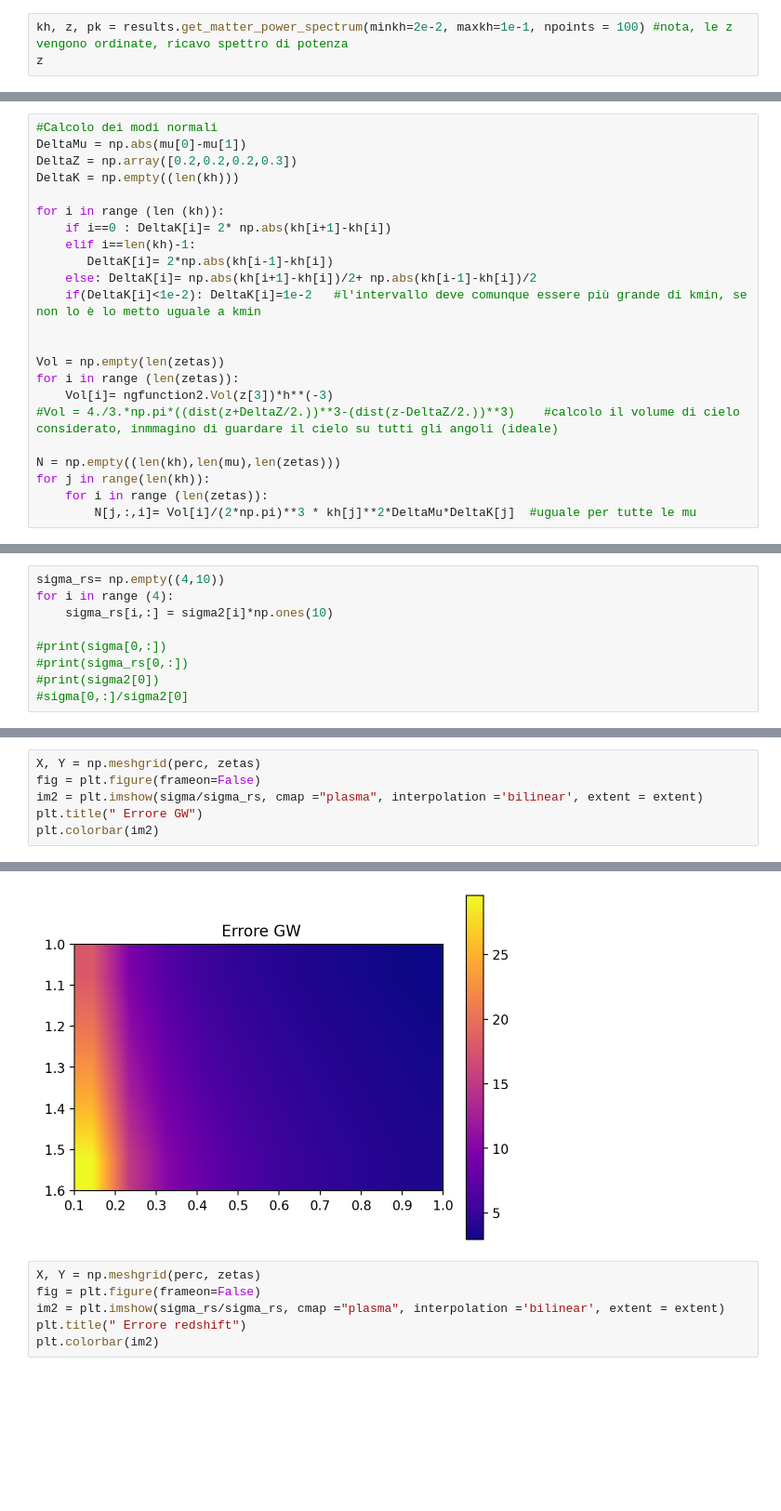
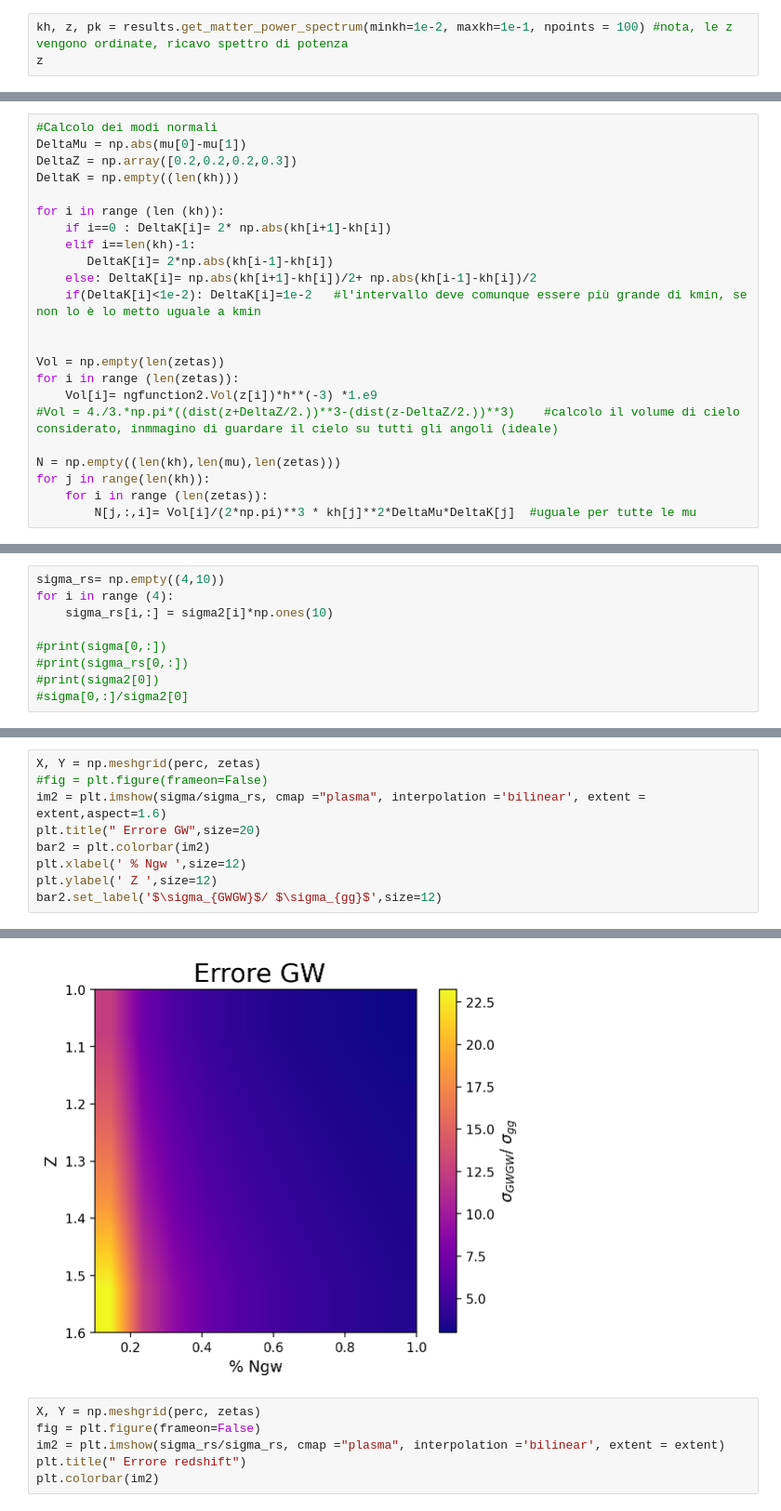
Before and after one commit to Sareva00/Tesi, a Jupyter notebook: Programma completo 1.ipynb, the cells around one changed output, grey strips where cells are left out. Shown at 93% size. Saved outputs shown, nothing was run; the diff lists cells and outputs as text; blank space fills up the shorter version.

```diff
--- a/Programma completo 1.ipynb
+++ b/Programma completo 1.ipynb
@@ -40,7 +40,7 @@ results = camb.get_results(pars)
 # %% [output]
 Note: redshifts have been re-sorted (earliest first)
 # %%
-kh, z, pk = results.get_matter_power_spectrum(minkh=2e-2, maxkh=1e-1, npoints = 100) #nota, le z vengono ordinate, ricavo spettro di potenza
+kh, z, pk = results.get_matter_power_spectrum(minkh=1e-2, maxkh=1e-1, npoints = 100) #nota, le z vengono ordinate, ricavo spettro di potenza
 z
 # %% [output]
 [1.0, 1.2, 1.4, 1.6]
@@ -122,7 +122,7 @@ for i in range (len (kh)):
 
 Vol = np.empty(len(zetas))
 for i in range (len(zetas)):
-    Vol[i]= ngfunction2.Vol(z[3])*h**(-3)
+    Vol[i]= ngfunction2.Vol(z[i])*h**(-3) *1.e9
 #Vol = 4./3.*np.pi*((dist(z+DeltaZ/2.))**3-(dist(z-DeltaZ/2.))**3)    #calcolo il volume di cielo considerato, inmmagino di guardare il cielo su tutti gli angoli (ideale)
 
 N = np.empty((len(kh),len(mu),len(zetas)))
@@ -584,7 +597,10 @@ bar.set_label('$\sigma_{GW-g}$/ $\sigma_{g-g}$',size=16)
 # %%
 X, Y = np.meshgrid(perc, zetas)
-fig = plt.figure(frameon=False)
-im2 = plt.imshow(sigma/sigma_rs, cmap ="plasma", interpolation ='bilinear', extent = extent)
-plt.title(" Errore GW")
-plt.colorbar(im2)
+#fig = plt.figure(frameon=False)
+im2 = plt.imshow(sigma/sigma_rs, cmap ="plasma", interpolation ='bilinear', extent = extent,aspect=1.6)
+plt.title(" Errore GW",size=20)
+bar2 = plt.colorbar(im2)
+plt.xlabel(' % Ngw ',size=12)
+plt.ylabel(' Z ',size=12)
+bar2.set_label('$\sigma_{GWGW}$/ $\sigma_{gg}$',size=12)
 # %% [output]
@@ -592,4 +607,4 @@ plt.colorbar(im2)
-[figure, old version]
+[figure, new version]
 # %%
 X, Y = np.meshgrid(perc, zetas)
 fig = plt.figure(frameon=False)
```
Also changed, not shown: parts of 25 cells of this notebook, 2 other files.
